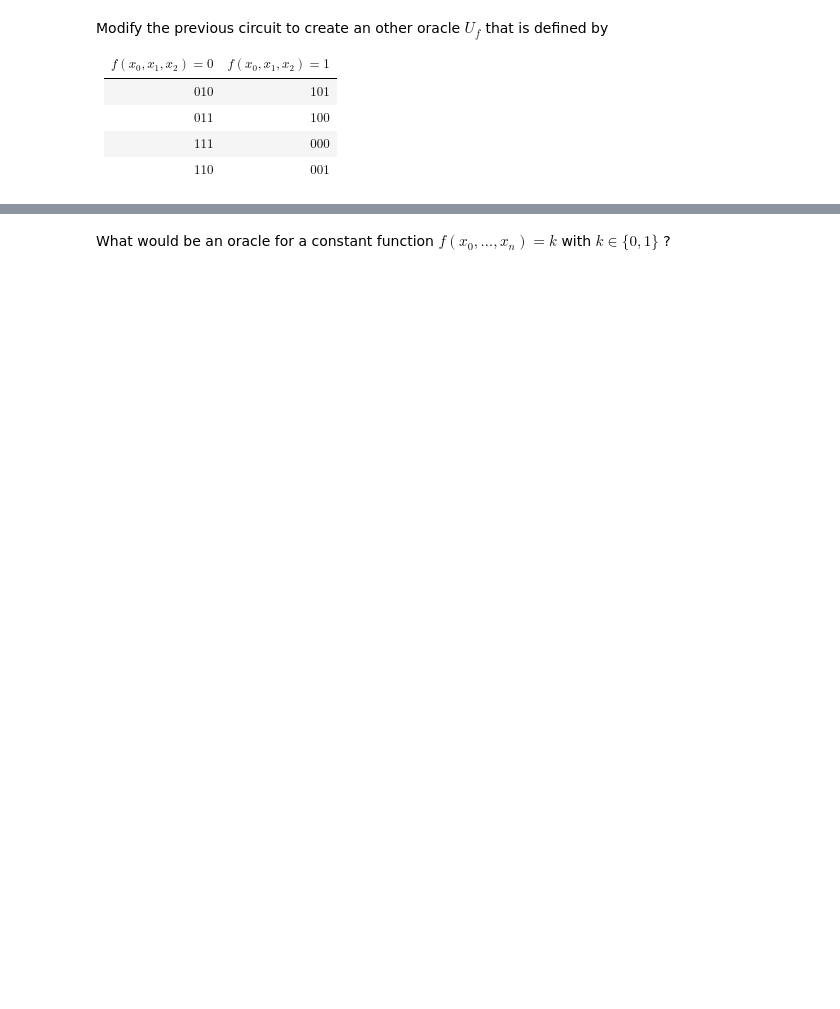
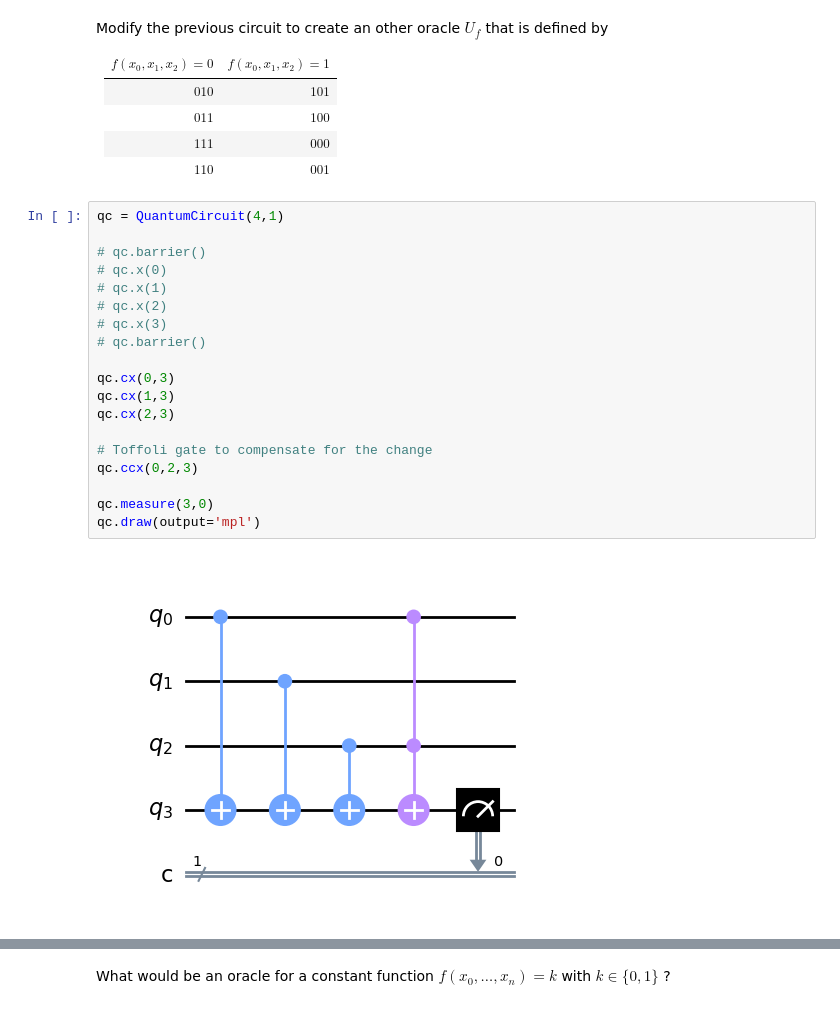
Before and after one commit to Eric-Vidal-hub/QEng-project, a Jupyter notebook: Qiskit_Session2/quantum_algorithms.ipynb, the cells around one changed output, grey strips where cells are left out. Saved outputs shown, nothing was run; the diff lists cells and outputs as text; blank space fills up the shorter version.

```diff
--- a/Qiskit_Session2/quantum_algorithms.ipynb
+++ b/Qiskit_Session2/quantum_algorithms.ipynb
@@ -63,3 +104,24 @@ Modify the previous circuit to create an other oracle $U_f$ that is defined by
 |$011$ |$100$|
 |$111$ |$000$|
 |$110$ |$001$|
+# %%
+qc = QuantumCircuit(4,1)
+
+# qc.barrier()
+# qc.x(0)
+# qc.x(1)
+# qc.x(2)
+# qc.x(3)
+# qc.barrier()
+
+qc.cx(0,3)
+qc.cx(1,3)
+qc.cx(2,3)
+
+# Toffoli gate to compensate for the change
+qc.ccx(0,2,3)
+
+qc.measure(3,0)
+qc.draw(output='mpl')
+# %% [output]
+[figure, added]
```
Also changed, not shown: parts of 14 cells of this notebook.
